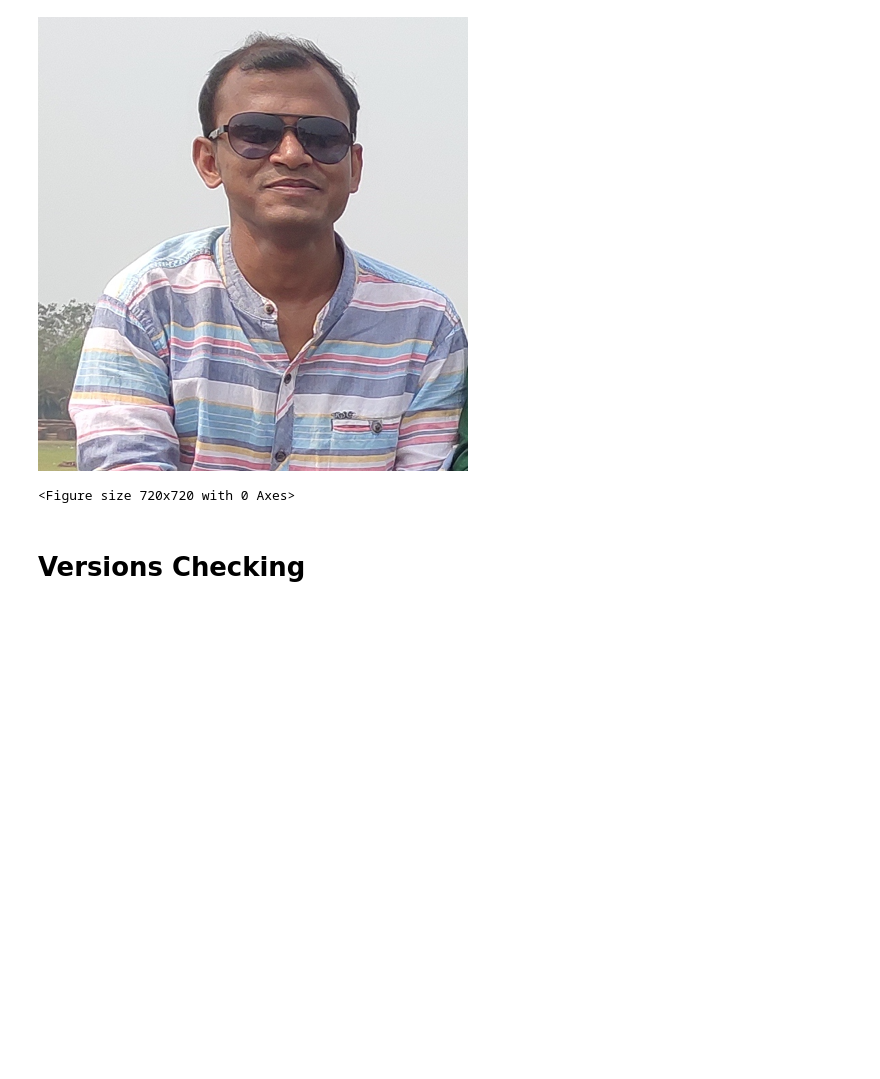
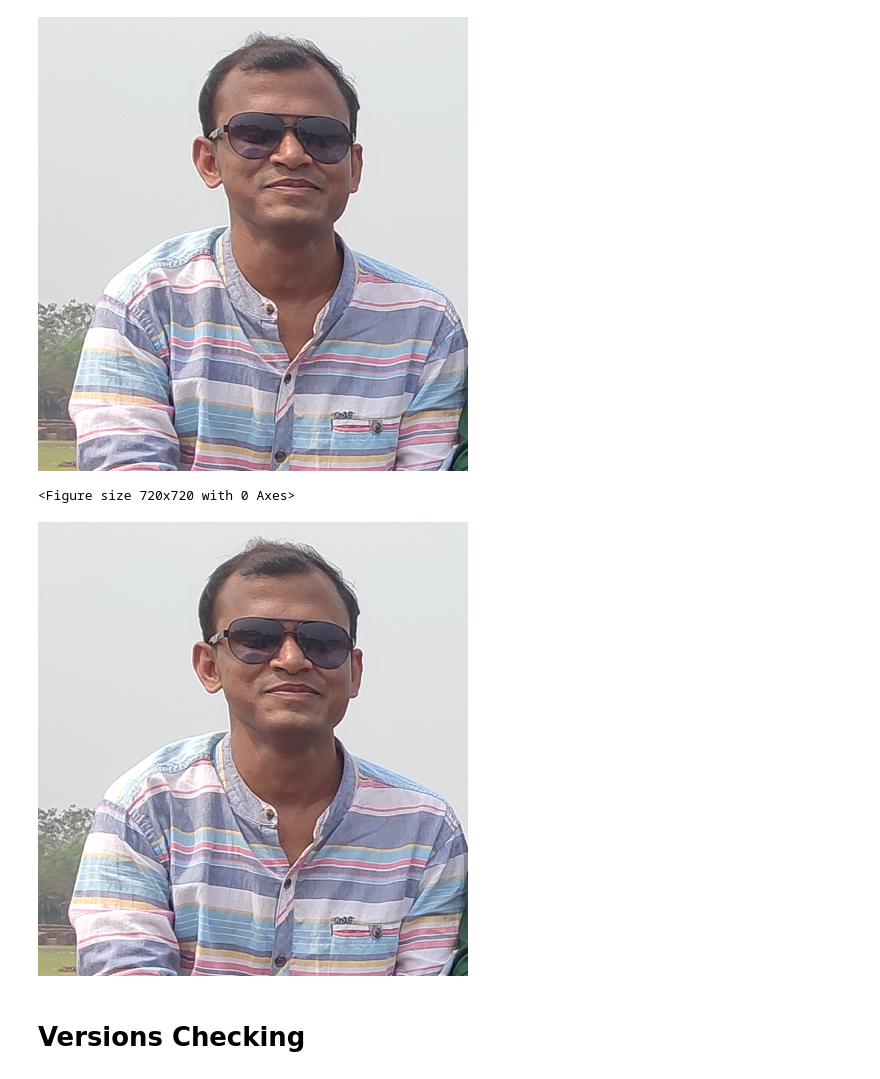
Before and after one commit to Rasel-25/Book-s-Code, a Jupyter notebook: Introduction to Machine Learning with Python/CHAPTER 1 ( Introduction ).ipynb, the cells around one changed output. Saved outputs shown, nothing was run; the diff lists cells and outputs as text; code cells hidden in the pictures; blank space fills up the shorter version.

```diff
--- a/Introduction to Machine Learning with Python/ML with Python.ipynb
+++ b/Introduction to Machine Learning with Python/CHAPTER 1 ( Introduction ).ipynb
@@ -125,3 +125,7 @@ output.save(output_path) # save image
+# %%
+input
+# %% [output]
+[figure, added]
 # %% [markdown]
 # Versions Checking
 # %%
```
Also changed, not shown: parts of 53 cells of this notebook, 1 other file.
